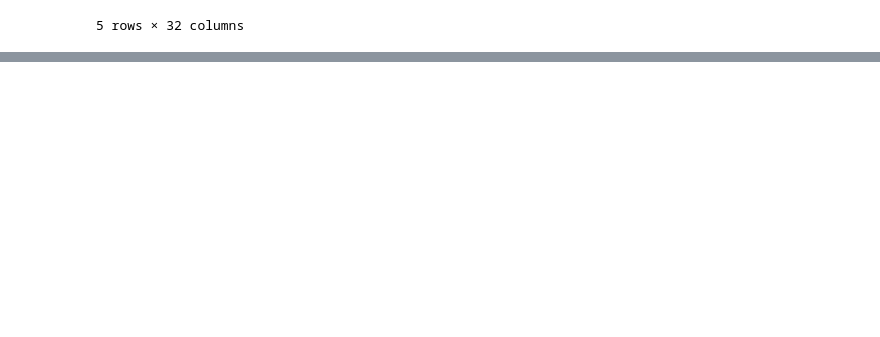
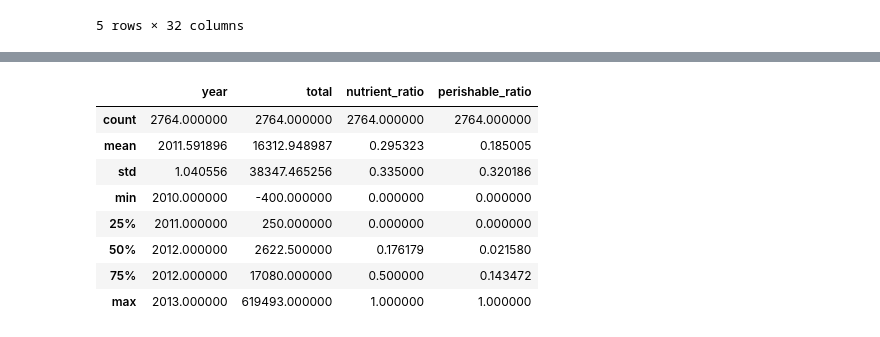
Before and after one commit to ian-whitestone/gift-the-code, a Jupyter notebook: data_import_test.ipynb, the cells around one changed output, grey strips where cells are left out. Cells and saved outputs as stored; diff of their text form; code cells hidden in the pictures; blank space fills up the shorter version.

```diff
--- a/data_import_test.ipynb
+++ b/data_import_test.ipynb
@@ -223,0 +209,12 @@ memory usage: 15.2+ MB
+# %%
+grouped_df.describe()
+# %% [output]
+|  | year | total | nutrient_ratio | perishable_ratio |
+| count | 2764.000000 | 2764.000000 | 2764.000000 | 2764.000000 |
+| mean | 2011.591896 | 16312.948987 | 0.295323 | 0.185005 |
+| std | 1.040556 | 38347.465256 | 0.335000 | 0.320186 |
+| min | 2010.000000 | -400.000000 | 0.000000 | 0.000000 |
+| 25% | 2011.000000 | 250.000000 | 0.000000 | 0.000000 |
+| 50% | 2012.000000 | 2622.500000 | 0.176179 | 0.021580 |
+| 75% | 2012.000000 | 17080.000000 | 0.500000 | 0.143472 |
+| max | 2013.000000 | 619493.000000 | 1.000000 | 1.000000 |
```
Also changed, not shown: parts of 6 cells of this notebook, 5 other files.
